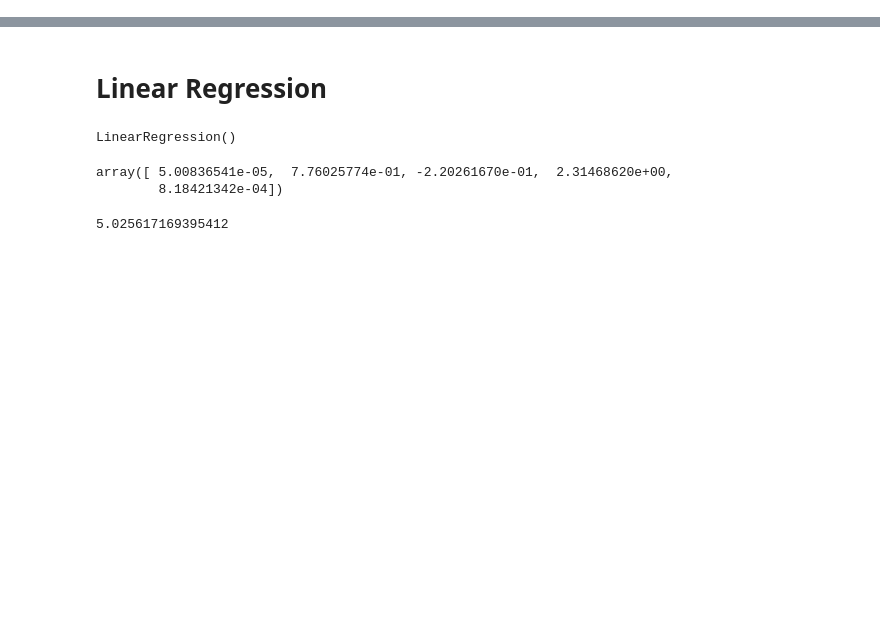
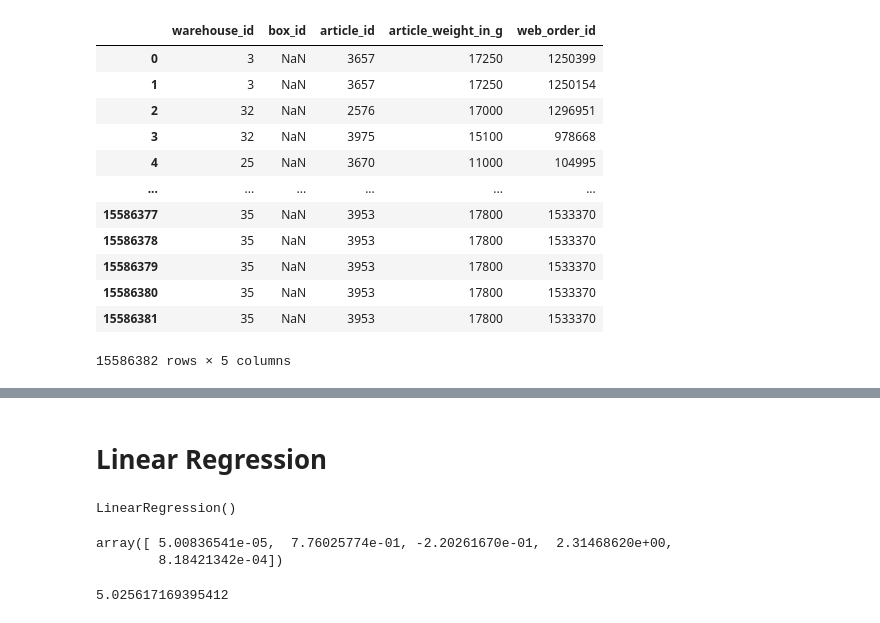
Before and after one commit to eelisee/flaschenpost, a Jupyter notebook: paul-playground.ipynb, the cells around one changed output, grey strips where cells are left out. Drawn from its saved outputs; the diff is of its cells as text; code cells hidden in the pictures; blank space fills up the shorter version.

```diff
--- a/paul-playground.ipynb
+++ b/paul-playground.ipynb
@@ -10,6 +10,22 @@ df_orders = pd.read_parquet('data/masked_orders.parquet')
 df_driver_order_mapping = pd.read_parquet('data/masked_driver_order_mapping.parquet')
 df_service_times = pd.read_parquet('data/masked_service_times.parquet')
 df_order_articles = pd.read_parquet('data/masked_order_articles.parquet')
+# %%
+df_order_articles
+# %% [output]
+|  | warehouse_id | box_id | article_id | article_weight_in_g | web_order_id |
+| 0 | 3 | NaN | 3657 | 17250 | 1250399 |
+| 1 | 3 | NaN | 3657 | 17250 | 1250154 |
+| 2 | 32 | NaN | 2576 | 17000 | 1296951 |
+| 3 | 32 | NaN | 3975 | 15100 | 978668 |
+| 4 | 25 | NaN | 3670 | 11000 | 104995 |
+| ... | ... | ... | ... | ... | ... |
+| 15586377 | 35 | NaN | 3953 | 17800 | 1533370 |
+| 15586378 | 35 | NaN | 3953 | 17800 | 1533370 |
+| 15586379 | 35 | NaN | 3953 | 17800 | 1533370 |
+| 15586380 | 35 | NaN | 3953 | 17800 | 1533370 |
+| 15586381 | 35 | NaN | 3953 | 17800 | 1533370 |
+15586382 rows × 5 columns
 # %%
 # Preprocessing - merge tables
 df = pd.merge(df_orders, df_service_times, on="web_order_id", how='left', suffixes=('', '_y'))
```
Also changed, not shown: 6 other files.
